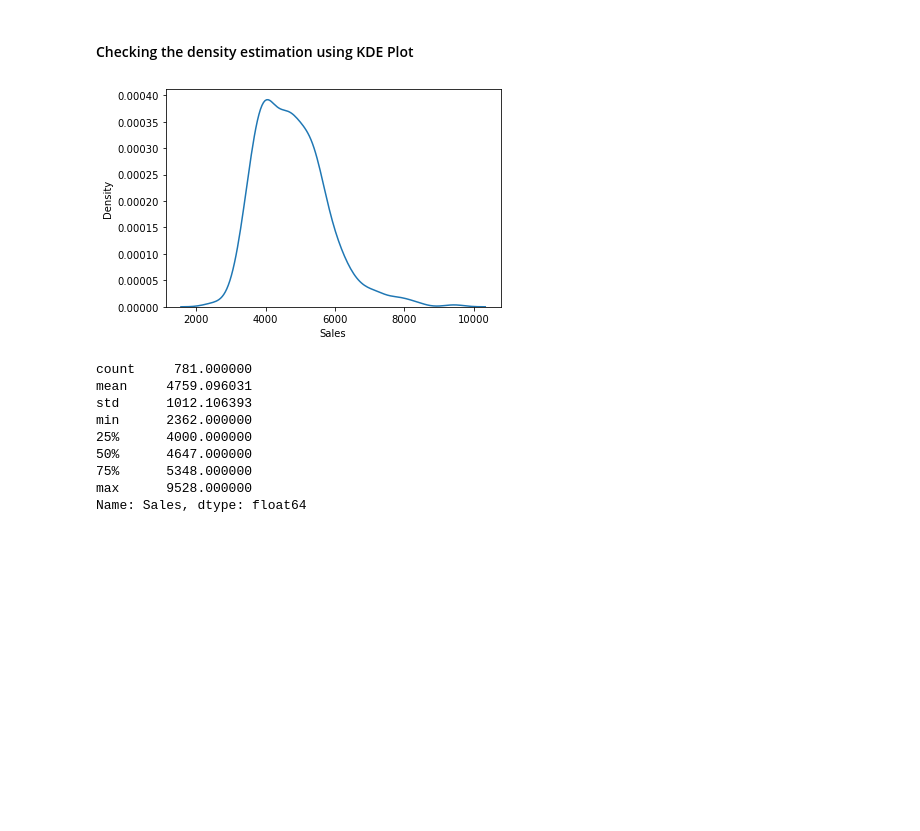
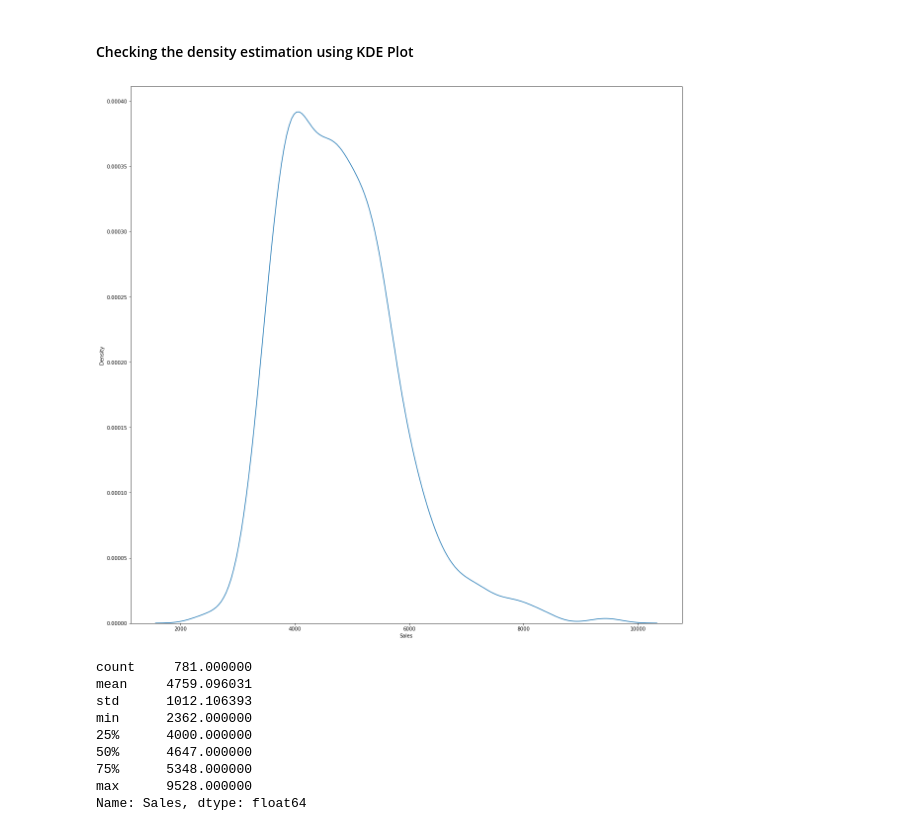
Before and after one commit to aashishpokharel/Time-Series-Sales-Prediction, a Jupyter notebook: Rossman Sales EDA-Single Store.ipynb, the cells around one changed output. Cells and saved outputs as stored; diff of their text form; code cells hidden in the pictures; blank space fills up the shorter version.

```diff
--- a/Rossman Sales EDA-Single Store.ipynb
+++ b/Rossman Sales EDA-Single Store.ipynb
@@ -17,5 +20,6 @@ from statsmodels.tsa.seasonal import seasonal_decompose
 # %%
 sales = pd.read_csv('Dataset/train.csv')
+sales.Date = pd.to_datetime(sales.Date)
 sales.set_index('Date', inplace=True)
 # %%
 stores = pd.read_csv('Dataset/store.csv')
@@ -322,10 +333,11 @@ plt.show()
 # %% [markdown]
 #### Checking the density estimation using KDE Plot
 # %%
+plt.figure(figsize = (20,20))
 sns.kdeplot(data=first_store_open,x='Sales')
 plt.show()
 # %% [output]
-[figure, old version]
+[figure, new version]
 # %%
 first_store_open['Sales'].describe()
 # %% [output]
```
Also changed, not shown: parts of 29 cells of this notebook, 11 other files.
